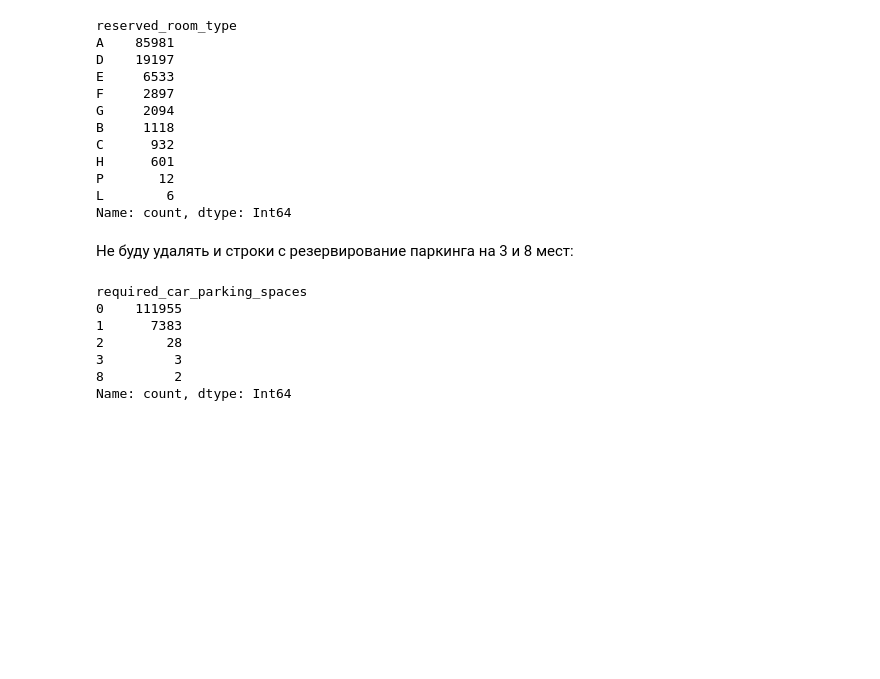
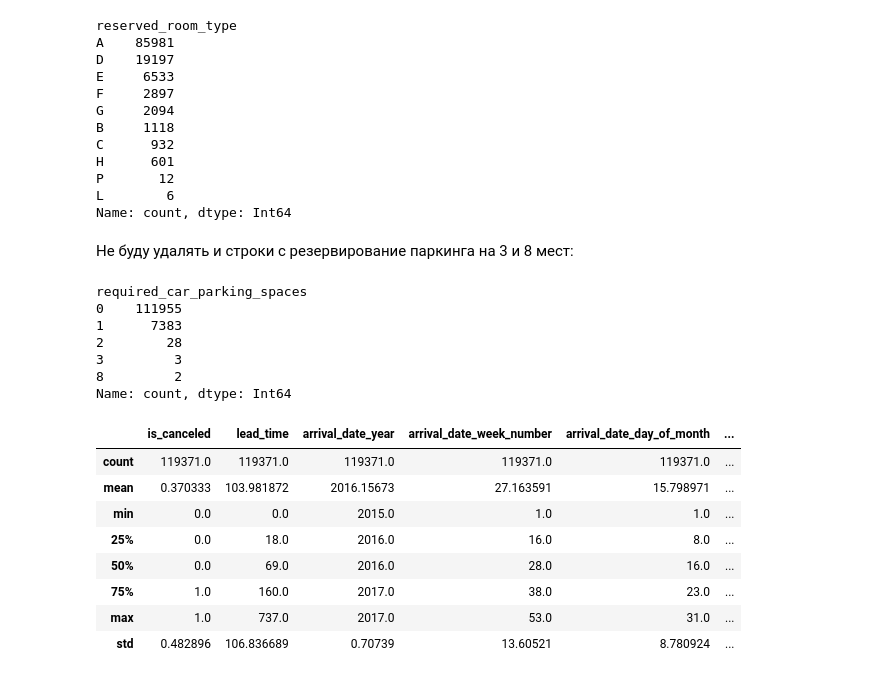
Before and after one commit to gbrs/bookings_eda, a Jupyter notebook: bookings_eda.ipynb, the cells around one changed output. Saved outputs shown, nothing was run; the diff lists cells and outputs as text; code cells hidden in the pictures; blank space fills up the shorter version.

```diff
--- a/bookings_eda.ipynb
+++ b/bookings_eda.ipynb
@@ -461,3 +464,15 @@ required_car_parking_spaces
 3         3
 8         2
 Name: count, dtype: Int64
+# %%
+df.describe()
+# %% [output]
+|  | is_canceled | lead_time | arrival_date_year | arrival_date_week_number | arrival_date_day_of_month | ... |
+| count | 119371.0 | 119371.0 | 119371.0 | 119371.0 | 119371.0 | ... |
+| mean | 0.370333 | 103.981872 | 2016.15673 | 27.163591 | 15.798971 | ... |
+| min | 0.0 | 0.0 | 2015.0 | 1.0 | 1.0 | ... |
+| 25% | 0.0 | 18.0 | 2016.0 | 16.0 | 8.0 | ... |
+| 50% | 0.0 | 69.0 | 2016.0 | 28.0 | 16.0 | ... |
+| 75% | 1.0 | 160.0 | 2017.0 | 38.0 | 23.0 | ... |
+| max | 1.0 | 737.0 | 2017.0 | 53.0 | 31.0 | ... |
+| std | 0.482896 | 106.836689 | 0.70739 | 13.60521 | 8.780924 | ... |
```
Also changed, not shown: parts of 14 cells of this notebook, 1 other file.
